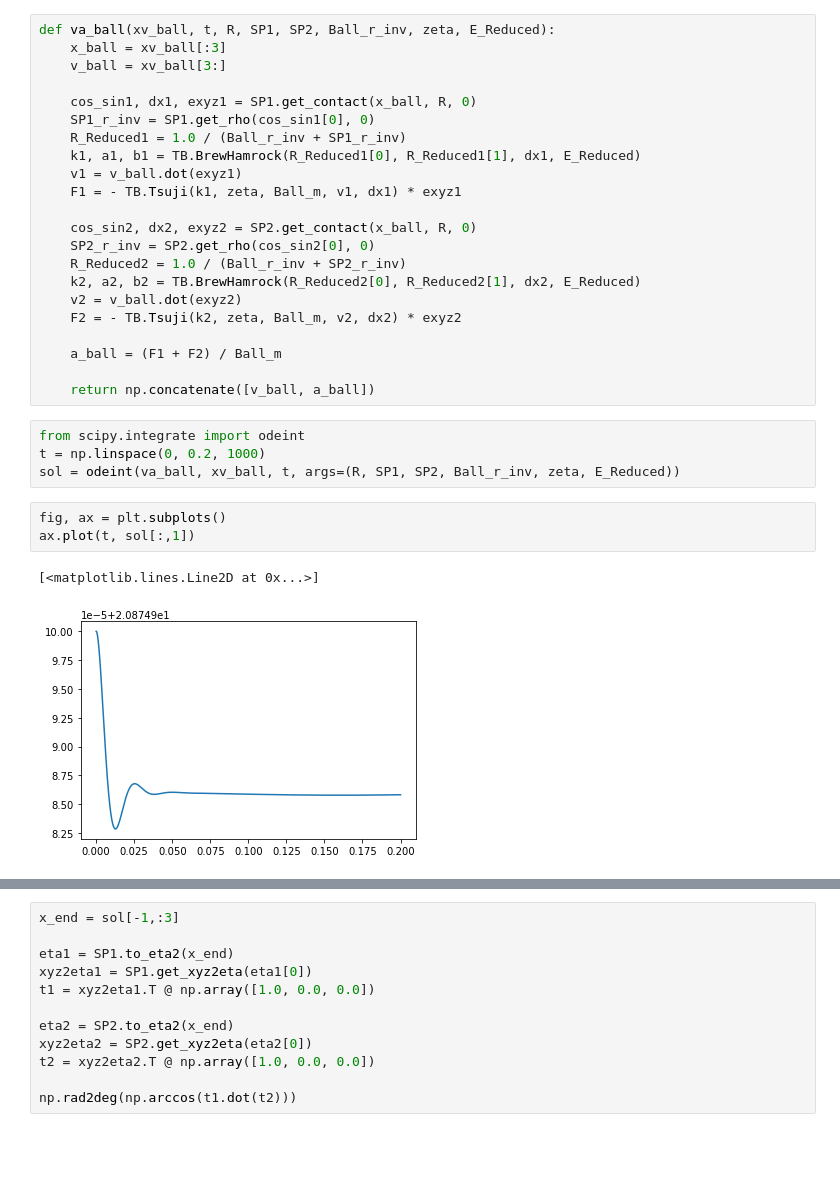
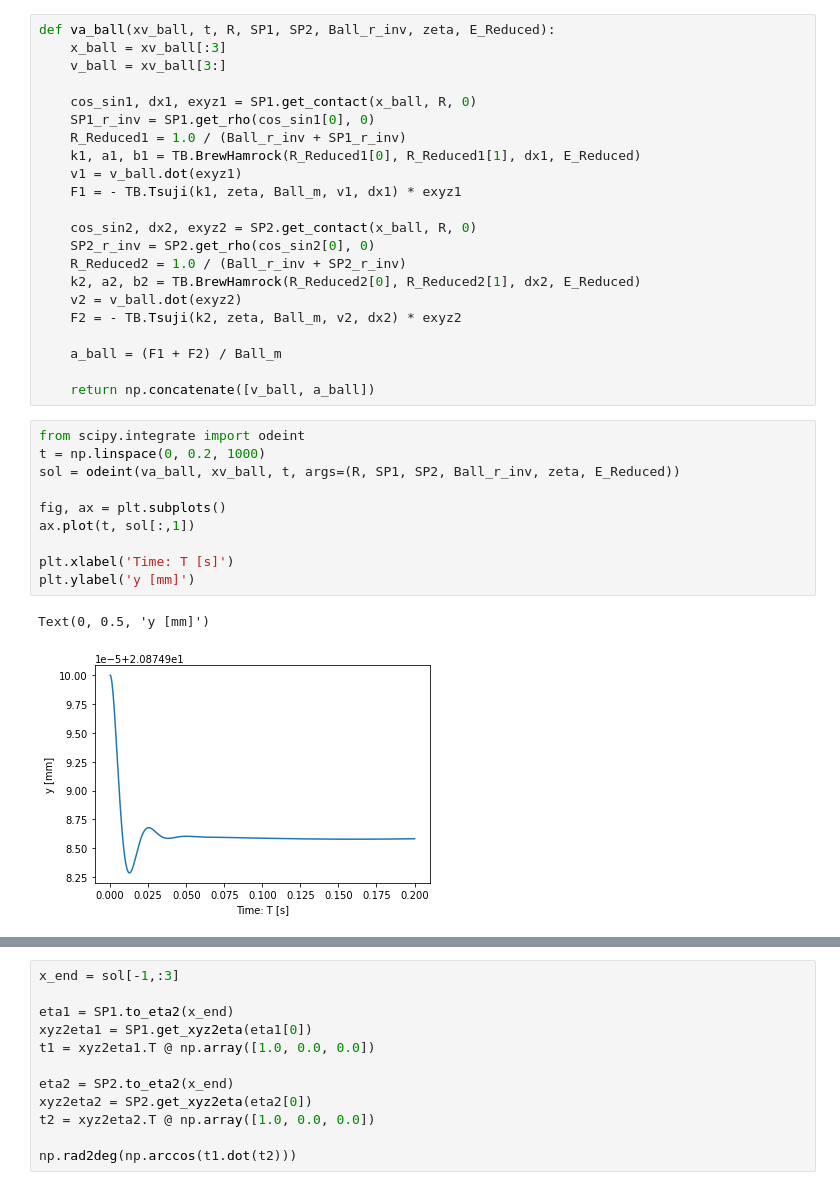
Before and after one commit to CurryMultiSci/Ballscrew-ElasticShaft-withCoulomb, a Jupyter notebook: _3_Friction_between_ball_and_spiral/_3_1_Contact_with_Spiral_Torus/index.ipynb, the cells around one changed output, grey strips where cells are left out. Saved outputs shown, nothing was run; the diff lists cells and outputs as text; blank space fills up the shorter version.

```diff
--- a/_3_Friction_between_ball_and_spiral/_3_1_Contact_with_Spiral_Torus/index.ipynb
+++ b/_3_Friction_between_ball_and_spiral/_3_1_Contact_with_Spiral_Torus/index.ipynb
@@ -181,13 +181,16 @@ def va_ball(xv_ball, t, R, SP1, SP2, Ball_r_inv, zeta, E_Reduced):
 # %%
 from scipy.integrate import odeint
 t = np.linspace(0, 0.2, 1000)
 sol = odeint(va_ball, xv_ball, t, args=(R, SP1, SP2, Ball_r_inv, zeta, E_Reduced))
+
+fig, ax = plt.subplots()
+ax.plot(t, sol[:,1])
+
+plt.xlabel('Time: T [s]')
+plt.ylabel('y [mm]')
+# %% [output]
+Text(0, 0.5, 'y [mm]')
+[figure, added]
-# %%
-fig, ax = plt.subplots()
-ax.plot(t, sol[:,1])
-# %% [output]
-[<matplotlib.lines.Line2D at 0x...>]
-[figure, removed]
 # %% [markdown]
 The geometric positioning is shown in the following figure.
 
```
Also changed, not shown: parts of 6 cells of this notebook.
